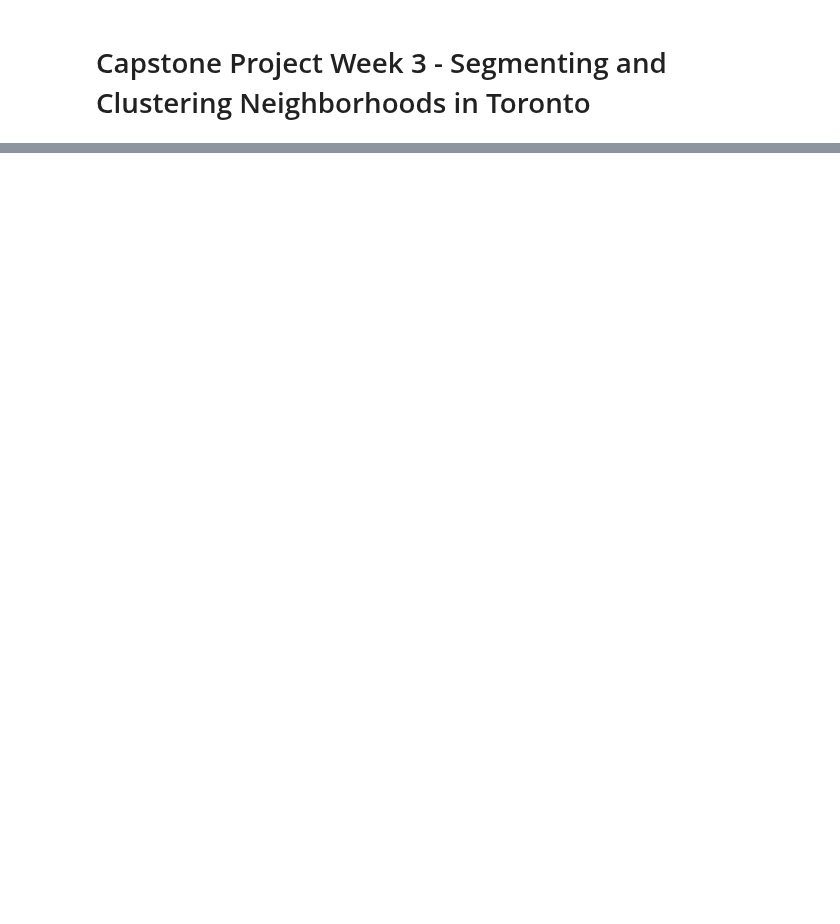
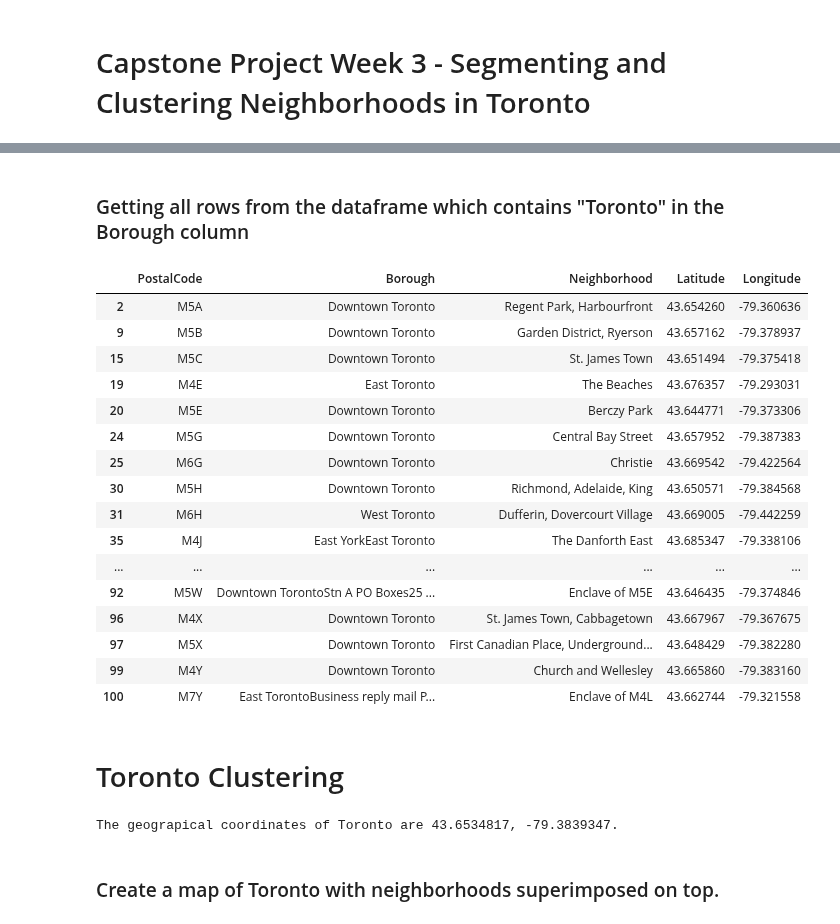
Before and after one commit to HelloRichard/Coursera_Capstone, a Jupyter notebook: Capstone Project - Week 3.ipynb, the cells around one changed output, grey strips where cells are left out. Drawn from its saved outputs; the diff is of its cells as text; code cells hidden in the pictures; blank space fills up the shorter version.

```diff
--- a/Capstone Project - Week 3.ipynb
+++ b/Capstone Project - Week 3.ipynb
@@ -26,0 +21,20 @@ soup = BeautifulSoup(html_data,"html5lib")
+# %%
+#Webscraping
+url = "https://en.wikipedia.org/wiki/List_of_postal_codes_of_Canada:_M"
+html_data = requests.get(url).text
+soup = BeautifulSoup(html_data,"html5lib")
+
+table_contents=[]
+table = soup.find('table')
+for row in table.findAll('td'):
+    cell = {}
+    if row.span.text=='Not assigned':
+        pass
+    else:
+        cell['PostalCode'] = row.p.text[:3]
+        cell['Borough'] = (row.span.text).split('(')[0]
+        cell['Neighborhood'] = (((((row.span.text).split('(')[1]).strip(')')).replace(' /',',')).replace(')',' ')).strip(' ')
+        table_contents.append(cell)
+
+df=pd.DataFrame(table_contents)
+df
@@ -26,0 +73,3 @@ soup = BeautifulSoup(html_data,"html5lib")
+# %%
+df2=pd.read_csv('https://cf-courses-data.s3.us.cloud-object-storage.appdomain.cloud/IBMDeveloperSkillsNetwork-DS0701EN-SkillsNetwork/labs_v1/Geospatial_Coordinates.csv')
+df2.head()
@@ -26,0 +85,5 @@ soup = BeautifulSoup(html_data,"html5lib")
+# %%
+df2.rename(columns={'Postal Code': 'PostalCode'}, inplace=True)
+# %%
+df3=pd.merge(df, df2, on='PostalCode')
+df3.head(10)
@@ -26,0 +102,36 @@ soup = BeautifulSoup(html_data,"html5lib")
+# %% [markdown]
+### Getting all rows from the dataframe which contains "Toronto" in the Borough column
+# %%
+df4=df3[df3['Borough'].str.contains('Toronto', regex=False)]
+df4
+# %% [output]
+|  | PostalCode | Borough | Neighborhood | Latitude | Longitude |
+| 2 | M5A | Downtown Toronto | Regent Park, Harbourfront | 43.654260 | -79.360636 |
+| 9 | M5B | Downtown Toronto | Garden District, Ryerson | 43.657162 | -79.378937 |
+| 15 | M5C | Downtown Toronto | St. James Town | 43.651494 | -79.375418 |
+| 19 | M4E | East Toronto | The Beaches | 43.676357 | -79.293031 |
+| 20 | M5E | Downtown Toronto | Berczy Park | 43.644771 | -79.373306 |
+| 24 | M5G | Downtown Toronto | Central Bay Street | 43.657952 | -79.387383 |
+| 25 | M6G | Downtown Toronto | Christie | 43.669542 | -79.422564 |
+| 30 | M5H | Downtown Toronto | Richmond, Adelaide, King | 43.650571 | -79.384568 |
+| 31 | M6H | West Toronto | Dufferin, Dovercourt Village | 43.669005 | -79.442259 |
+| 35 | M4J | East YorkEast Toronto | The Danforth East | 43.685347 | -79.338106 |
+| ... | ... | ... | ... | ... | ... |
+| 92 | M5W | Downtown TorontoStn A PO Boxes25 ... | Enclave of M5E | 43.646435 | -79.374846 |
+| 96 | M4X | Downtown Toronto | St. James Town, Cabbagetown | 43.667967 | -79.367675 |
+| 97 | M5X | Downtown Toronto | First Canadian Place, Underground... | 43.648429 | -79.382280 |
+| 99 | M4Y | Downtown Toronto | Church and Wellesley | 43.665860 | -79.383160 |
+| 100 | M7Y | East TorontoBusiness reply mail P... | Enclave of M4L | 43.662744 | -79.321558 |
+# %% [markdown]
+# Toronto Clustering
+# %%
+address = "Toronto, ON ,Canada"
+geolocator = Nominatim(user_agent="toronto_explorer")
+location = geolocator.geocode(address)
+latitude = location.latitude
+longitude = location.longitude
+output = print('The geograpical coordinates of Toronto are {}, {}.'.format(latitude, longitude))
+# %% [output]
+The geograpical coordinates of Toronto are 43.6534817, -79.3839347.
+# %% [markdown]
+### Create a map of Toronto with neighborhoods superimposed on top.
```
Also changed, not shown: parts of 12 cells of this notebook.
